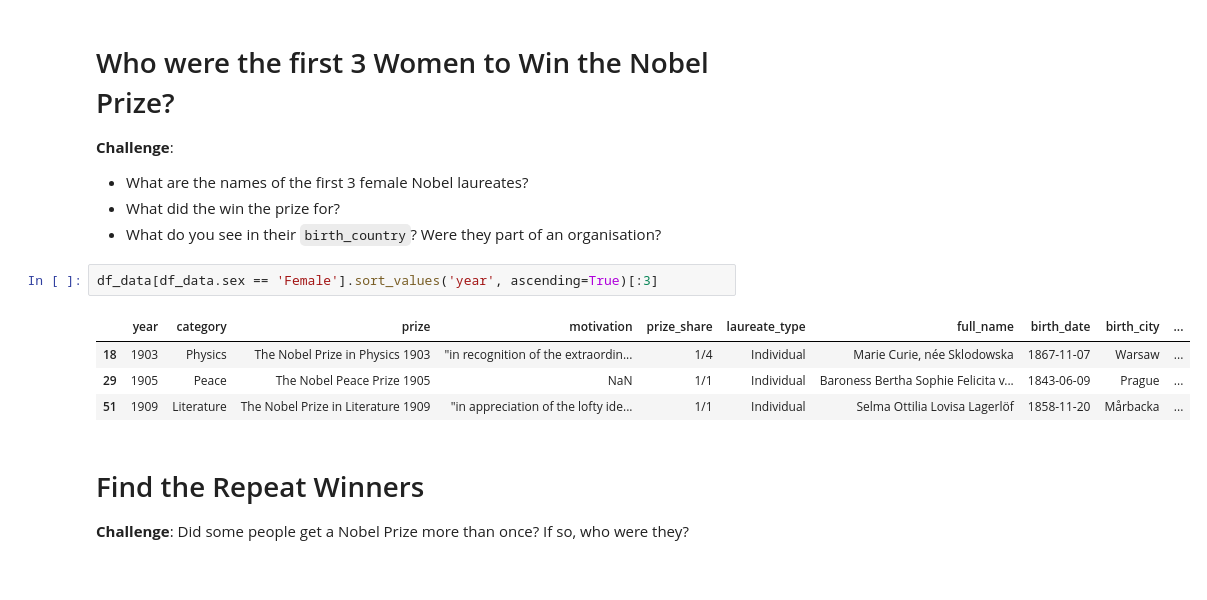
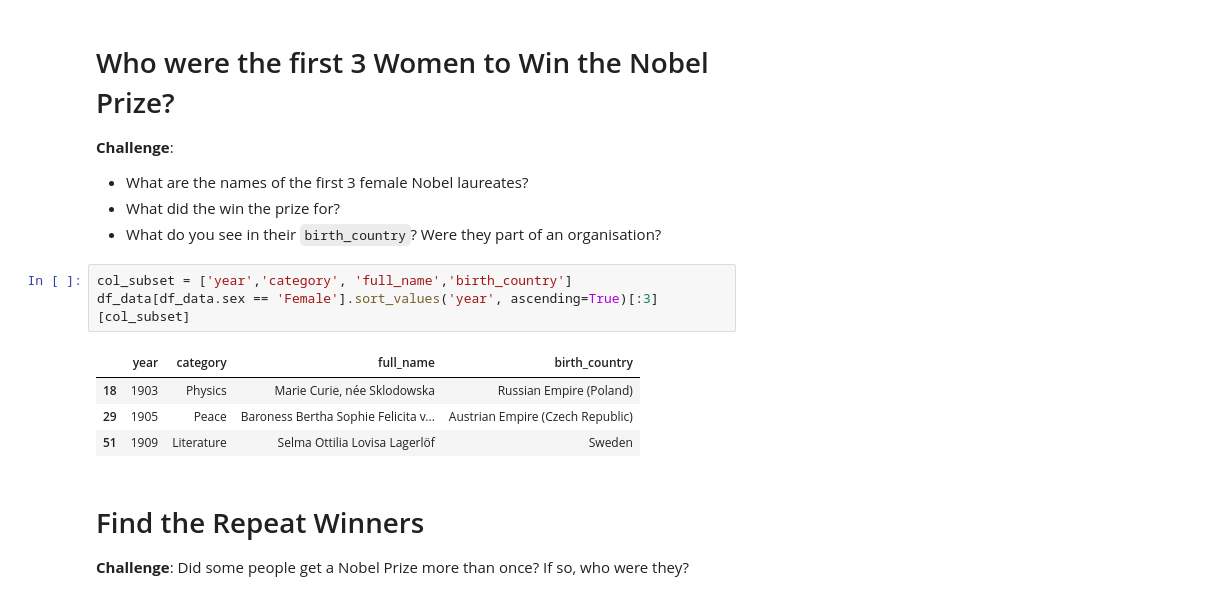
Before and after one commit to ArjunPathania/100_Days_Of_Python, a Jupyter notebook: Day_79/Nobel_Prize_Analysis.ipynb, the cells around one changed output. Cells and saved outputs as stored; diff of their text form.

```diff
--- a/Day_79/Nobel_Prize_Analysis.ipynb
+++ b/Day_79/Nobel_Prize_Analysis.ipynb
@@ -210,12 +210,13 @@ fig.show()
 * What did the win the prize for?
 * What do you see in their `birth_country`? Were they part of an organisation?
 # %%
-df_data[df_data.sex == 'Female'].sort_values('year', ascending=True)[:3]
+col_subset = ['year','category', 'full_name','birth_country']
+df_data[df_data.sex == 'Female'].sort_values('year', ascending=True)[:3][col_subset]
 # %% [output]
-|  | year | category | prize | motivation | prize_share | laureate_type | full_name | birth_date | birth_city | ... |
-| 18 | 1903 | Physics | The Nobel Prize in Physics 1903 | "in recognition of the extraordin... | 1/4 | Individual | Marie Curie, née Sklodowska | 1867-11-07 | Warsaw | ... |
-| 29 | 1905 | Peace | The Nobel Peace Prize 1905 | NaN | 1/1 | Individual | Baroness Bertha Sophie Felicita v... | 1843-06-09 | Prague | ... |
-| 51 | 1909 | Literature | The Nobel Prize in Literature 1909 | "in appreciation of the lofty ide... | 1/1 | Individual | Selma Ottilia Lovisa Lagerlöf | 1858-11-20 | Mårbacka | ... |
+|  | year | category | full_name | birth_country |
+| 18 | 1903 | Physics | Marie Curie, née Sklodowska | Russian Empire (Poland) |
+| 29 | 1905 | Peace | Baroness Bertha Sophie Felicita v... | Austrian Empire (Czech Republic) |
+| 51 | 1909 | Literature | Selma Ottilia Lovisa Lagerlöf | Sweden |
 # %% [markdown]
 # Find the Repeat Winners
 
```
Also changed, not shown: parts of 2 cells of this notebook.
